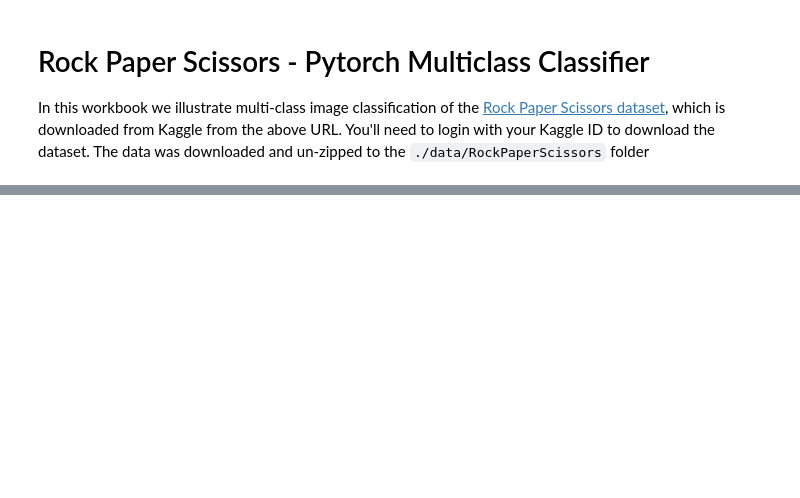
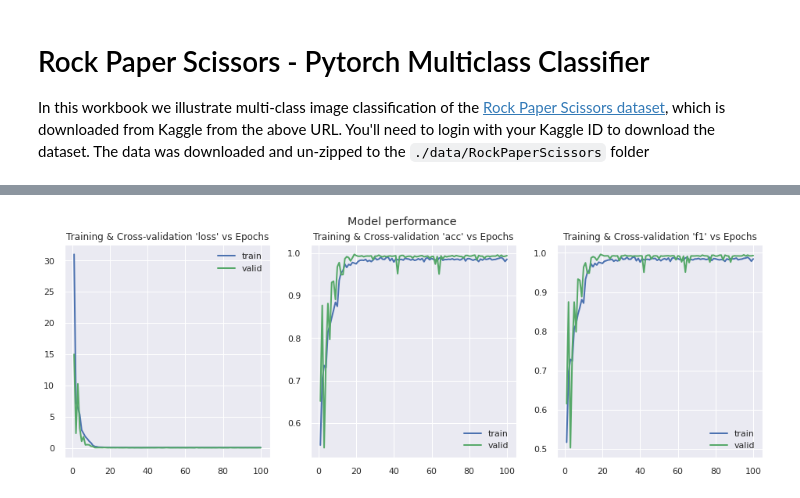
Before and after one commit to mjbhobe/dl-pytorch, a Jupyter notebook: Pytorch - Rock Paper Scissors - Multiclass Classification.ipynb, the cells around one changed output, grey strips where cells are left out. Cells and saved outputs as stored; diff of their text form; code cells hidden in the pictures; blank space fills up the shorter version.

```diff
--- a/Pytorch - Rock Paper Scissors - Multiclass Classification.ipynb
+++ b/Pytorch - Rock Paper Scissors - Multiclass Classification.ipynb
@@ -324,0 +414,22 @@ pytk.show_plots(hist, metric='acc', plot_title='Model Performance')
+# %%
+from torchmetrics.classification import MulticlassAccuracy, MulticlassF1Score
+
+metrics_map = {
+    "acc": MulticlassAccuracy(num_classes=NUM_CLASSES),
+    "f1": MulticlassF1Score(num_classes=NUM_CLASSES)
+}
+loss_fn = torch.nn.CrossEntropyLoss()
+
+trainer = t3.Trainer(
+    loss_fn=loss_fn, device=DEVICE, metrics_map=metrics_map,
+    epochs=NUM_EPOCHS, batch_size=BATCH_SIZE
+)
+# %%
+from torch.optim.lr_scheduler import StepLR
+model = RPSModule()
+optimizer = torch.optim.Adam(model.parameters(), lr=LEARNING_RATE, weight_decay=L2_LAMBDA)
+scheduler = StepLR(optimizer, step_size=NUM_EPOCHS//10, gamma=0.1)
+hist = trainer.fit(
+    model, optimizer, train_dataset, validation_dataset=val_dataset,
+    lr_scheduler=scheduler,
+)
@@ -325 +454,5 @@ pytk.show_plots(hist, metric='acc', plot_title='Model Performance')
+# %%
+hist.plot_metrics(title="Model performance")
+# %% [output]
+[figure, added]
 # %%
```
Also changed, not shown: parts of 39 cells of this notebook, 4 other files.
